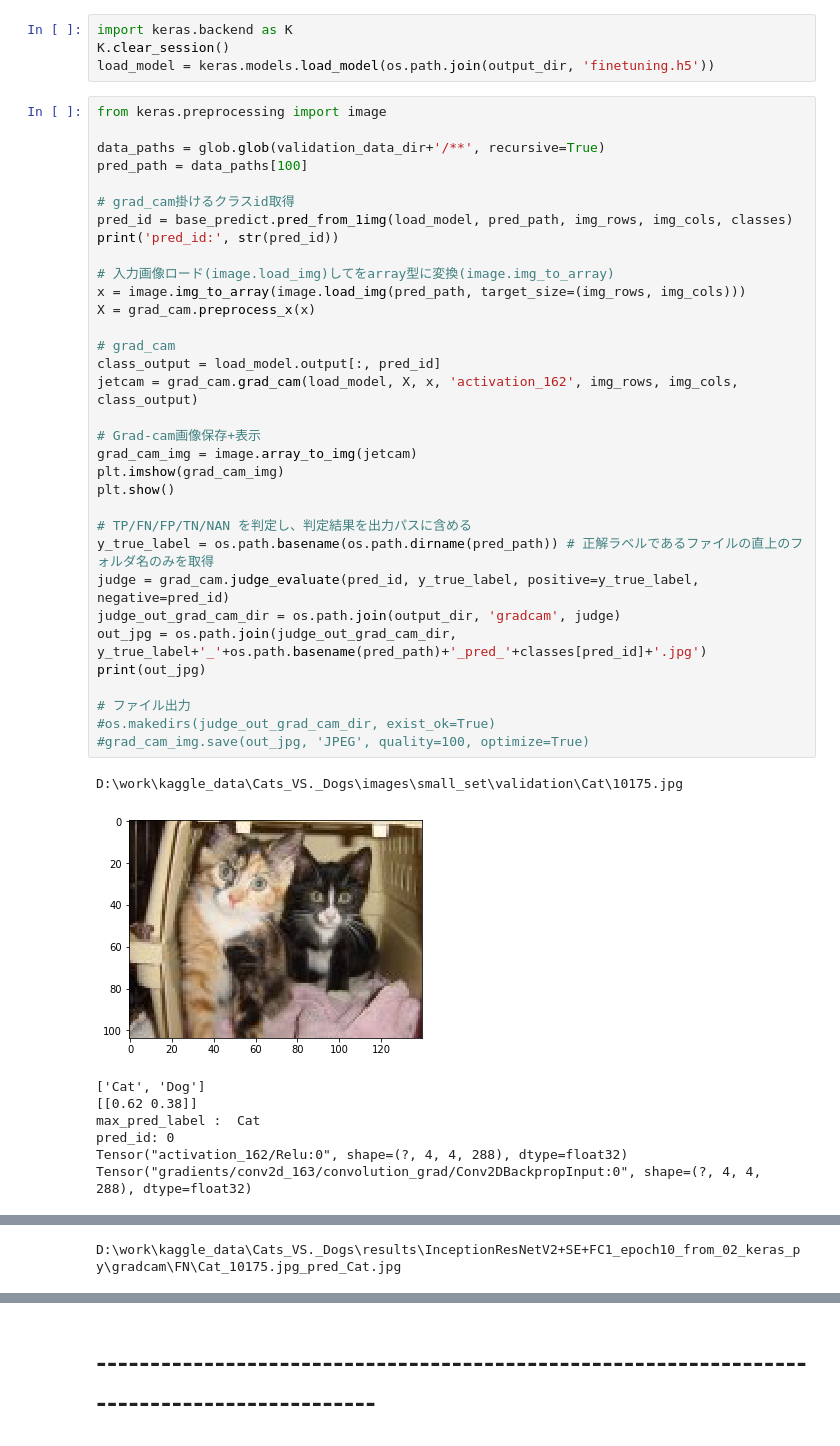
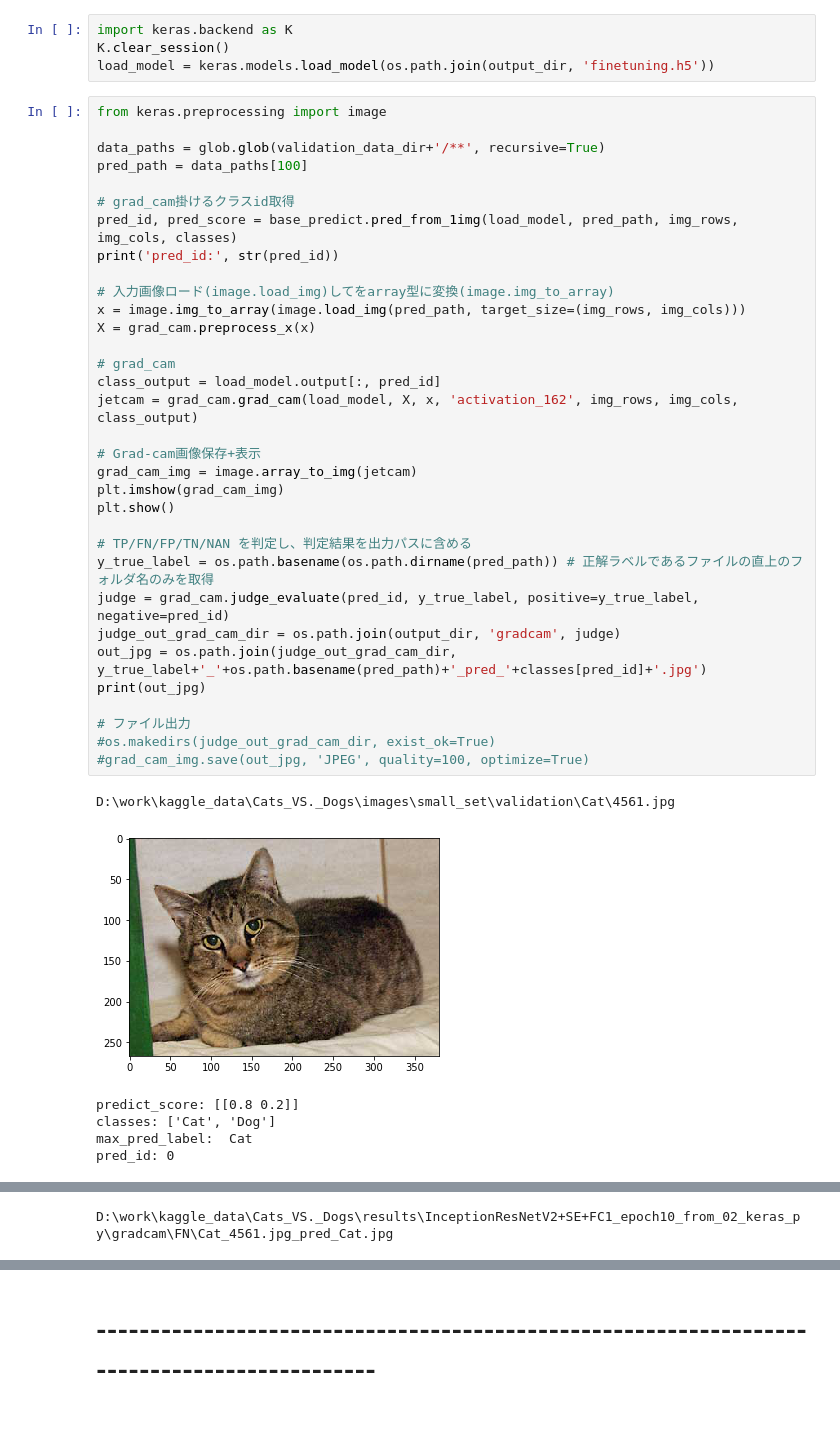
Before and after one commit to emmanuelol/02_keras_py, a Jupyter notebook: experiment/Cats_VS._Dogs_test.ipynb, the cells around one changed output, grey strips where cells are left out. Cells and saved outputs as stored; diff of their text form.

```diff
--- a/experiment/Cats_VS._Dogs_test.ipynb
+++ b/experiment/Cats_VS._Dogs_test.ipynb
@@ -638,39 +639,37 @@ from keras.preprocessing import image
 data_paths = glob.glob(validation_data_dir+'/**', recursive=True)
 pred_path = data_paths[100]
 
 # grad_cam掛けるクラスid取得
-pred_id = base_predict.pred_from_1img(load_model, pred_path, img_rows, img_cols, classes)
+pred_id, pred_score = base_predict.pred_from_1img(load_model, pred_path, img_rows, img_cols, classes)
 print('pred_id:', str(pred_id))
 
 # 入力画像ロード(image.load_img)してをarray型に変換(image.img_to_array)
 x = image.img_to_array(image.load_img(pred_path, target_size=(img_rows, img_cols)))
 X = grad_cam.preprocess_x(x)
 
 # grad_cam
 class_output = load_model.output[:, pred_id]
 jetcam = grad_cam.grad_cam(load_model, X, x, 'activation_162', img_rows, img_cols, class_output)
 
 # Grad-cam画像保存+表示
 grad_cam_img = image.array_to_img(jetcam)
 plt.imshow(grad_cam_img)
 plt.show()
 
 # TP/FN/FP/TN/NAN を判定し、判定結果を出力パスに含める
 y_true_label = os.path.basename(os.path.dirname(pred_path)) # 正解ラベルであるファイルの直上のフォルダ名のみを取得
 judge = grad_cam.judge_evaluate(pred_id, y_true_label, positive=y_true_label, negative=pred_id)
 judge_out_grad_cam_dir = os.path.join(output_dir, 'gradcam', judge)
 out_jpg = os.path.join(judge_out_grad_cam_dir, y_true_label+'_'+os.path.basename(pred_path)+'_pred_'+classes[pred_id]+'.jpg')
 print(out_jpg)
 
 # ファイル出力
 #os.makedirs(judge_out_grad_cam_dir, exist_ok=True)
 #grad_cam_img.save(out_jpg, 'JPEG', quality=100, optimize=True)
 # %% [output]
-D:\work\kaggle_data\Cats_VS._Dogs\images\small_set\validation\Cat\10175.jpg
+D:\work\kaggle_data\Cats_VS._Dogs\images\small_set\validation\Cat\4561.jpg
-[figure, old version]
+[figure, new version]
-['Cat', 'Dog']
-[[0.62 0.38]]
-max_pred_label :  Cat
+predict_score: [[0.8 0.2]]
+classes: ['Cat', 'Dog']
+max_pred_label:  Cat
 pred_id: 0
-Tensor("activation_162/Relu:0", shape=(?, 4, 4, 288), dtype=float32)
-Tensor("gradients/conv2d_163/convolution_grad/Conv2DBackpropInput:0", shape=(?, 4, 4, 288), dtype=float32)
@@ -678,4 +677,4 @@ Tensor("gradients/conv2d_163/convolution_grad/Conv2DBackpropInput:0", shape=(?,
-D:\work\kaggle_data\Cats_VS._Dogs\results\InceptionResNetV2+SE+FC1_epoch10_from_02_keras_py\gradcam\FN\Cat_10175.jpg_pred_Cat.jpg
+D:\work\kaggle_data\Cats_VS._Dogs\results\InceptionResNetV2+SE+FC1_epoch10_from_02_keras_py\gradcam\FN\Cat_4561.jpg_pred_Cat.jpg
 # %%
 from keras.preprocessing import image
 
```
Also changed, not shown: parts of 21 cells of this notebook, 7 other files.
